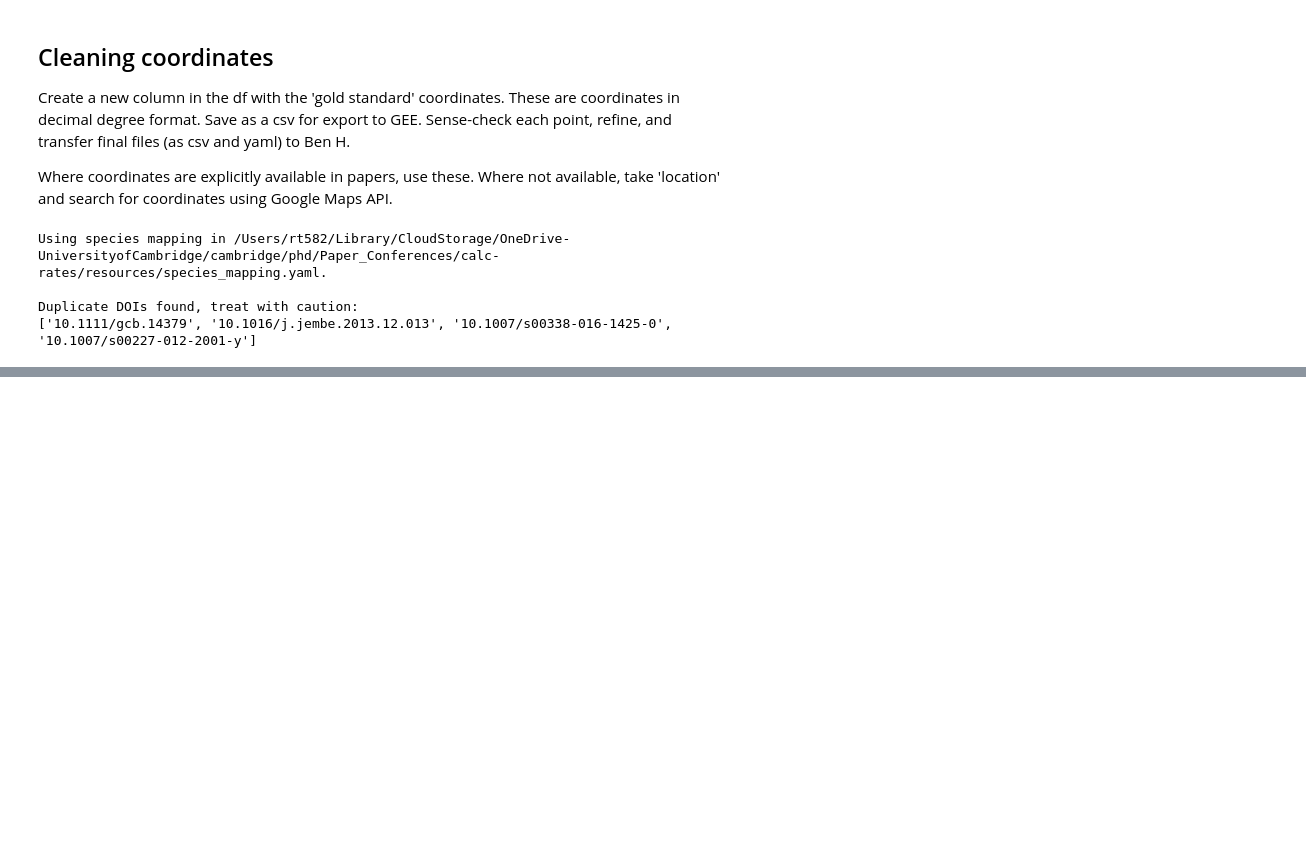
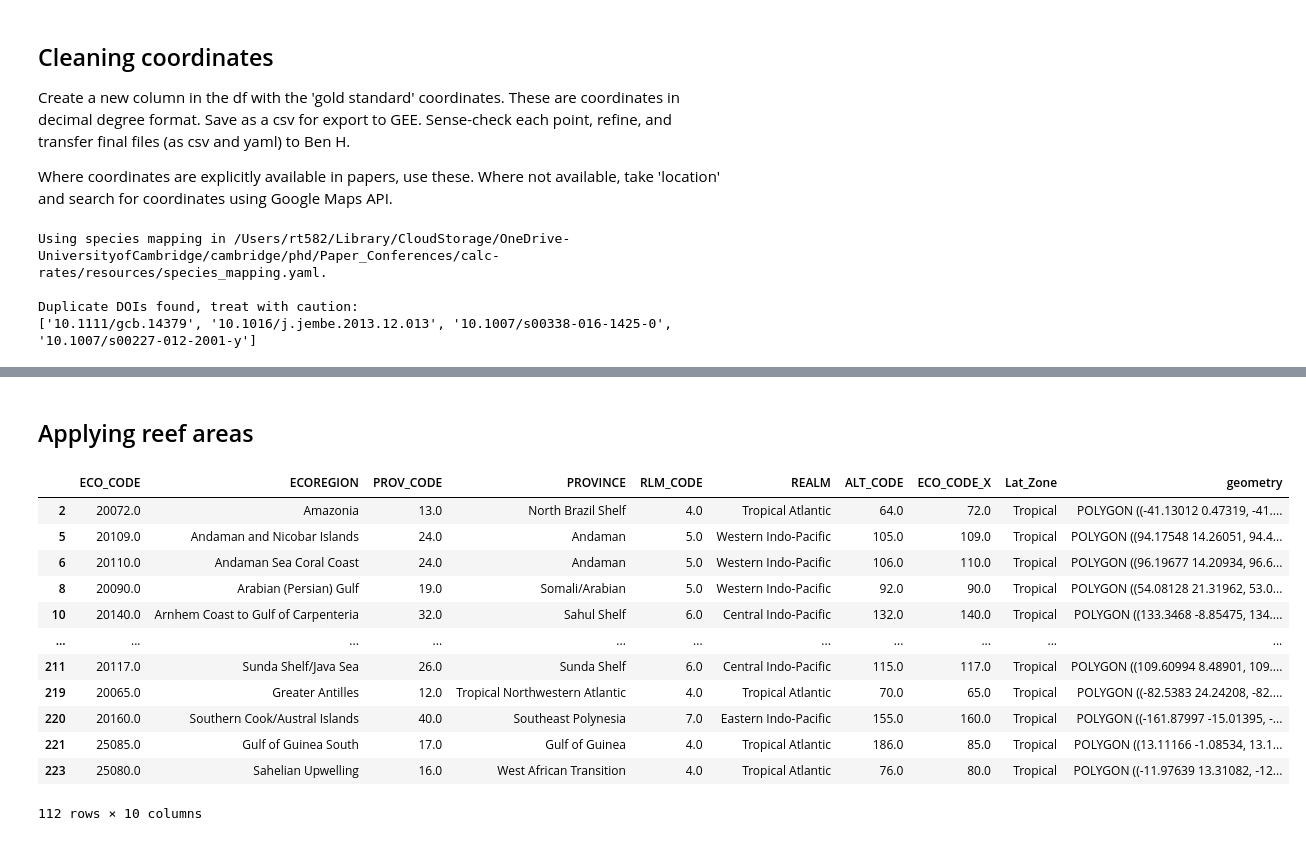
Before and after one commit to orlando-code/calc-rates, a Jupyter notebook: notebooks/locations.ipynb, the cells around one changed output, grey strips where cells are left out. Drawn from its saved outputs; the diff is of its cells as text; code cells hidden in the pictures; blank space fills up the shorter version.

```diff
--- a/notebooks/locations.ipynb
+++ b/notebooks/locations.ipynb
@@ -124,0 +378,18 @@ df['longitude'] = df['loc'].apply(lambda x: x[1] if isinstance(x, tuple) else No
+# %% [markdown]
+## Applying reef areas
+# %%
+tropical_areas
+# %% [output]
+|  | ECO_CODE | ECOREGION | PROV_CODE | PROVINCE | RLM_CODE | REALM | ALT_CODE | ECO_CODE_X | Lat_Zone | geometry |
+| 2 | 20072.0 | Amazonia | 13.0 | North Brazil Shelf | 4.0 | Tropical Atlantic | 64.0 | 72.0 | Tropical | POLYGON ((-41.13012 0.47319, -41.... |
+| 5 | 20109.0 | Andaman and Nicobar Islands | 24.0 | Andaman | 5.0 | Western Indo-Pacific | 105.0 | 109.0 | Tropical | POLYGON ((94.17548 14.26051, 94.4... |
+| 6 | 20110.0 | Andaman Sea Coral Coast | 24.0 | Andaman | 5.0 | Western Indo-Pacific | 106.0 | 110.0 | Tropical | POLYGON ((96.19677 14.20934, 96.6... |
+| 8 | 20090.0 | Arabian (Persian) Gulf | 19.0 | Somali/Arabian | 5.0 | Western Indo-Pacific | 92.0 | 90.0 | Tropical | POLYGON ((54.08128 21.31962, 53.0... |
+| 10 | 20140.0 | Arnhem Coast to Gulf of Carpenteria | 32.0 | Sahul Shelf | 6.0 | Central Indo-Pacific | 132.0 | 140.0 | Tropical | POLYGON ((133.3468 -8.85475, 134.... |
+| ... | ... | ... | ... | ... | ... | ... | ... | ... | ... | ... |
+| 211 | 20117.0 | Sunda Shelf/Java Sea | 26.0 | Sunda Shelf | 6.0 | Central Indo-Pacific | 115.0 | 117.0 | Tropical | POLYGON ((109.60994 8.48901, 109.... |
+| 219 | 20065.0 | Greater Antilles | 12.0 | Tropical Northwestern Atlantic | 4.0 | Tropical Atlantic | 70.0 | 65.0 | Tropical | POLYGON ((-82.5383 24.24208, -82.... |
+| 220 | 20160.0 | Southern Cook/Austral Islands | 40.0 | Southeast Polynesia | 7.0 | Eastern Indo-Pacific | 155.0 | 160.0 | Tropical | POLYGON ((-161.87997 -15.01395, -... |
+| 221 | 25085.0 | Gulf of Guinea South | 17.0 | Gulf of Guinea | 4.0 | Tropical Atlantic | 186.0 | 85.0 | Tropical | POLYGON ((13.11166 -1.08534, 13.1... |
+| 223 | 25080.0 | Sahelian Upwelling | 16.0 | West African Transition | 4.0 | Tropical Atlantic | 76.0 | 80.0 | Tropical | POLYGON ((-11.97639 13.31082, -12... |
+112 rows × 10 columns
```
Also changed, not shown: parts of 23 cells of this notebook.
